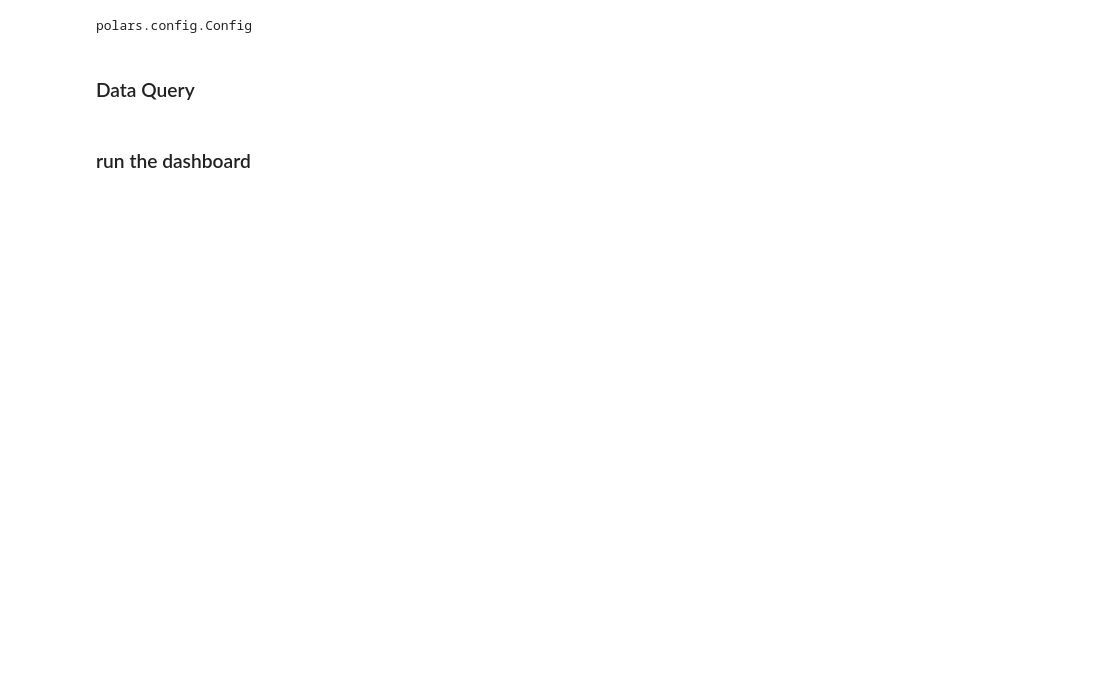
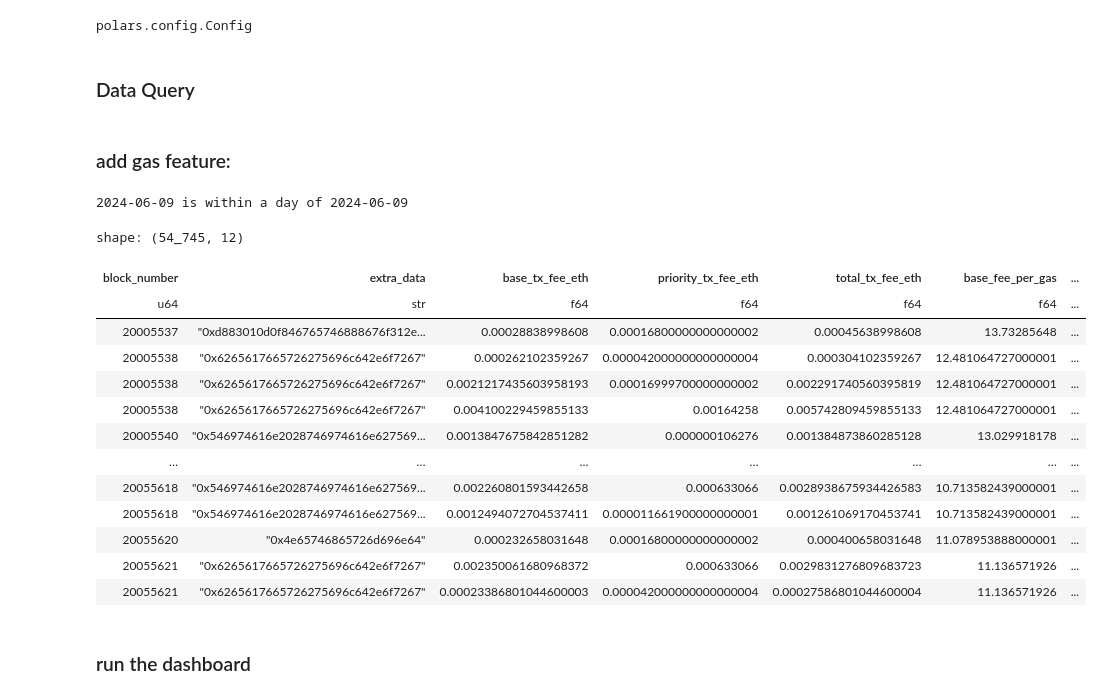
Before and after one commit to Evan-Kim2028/eip4844_blob_data, a Jupyter notebook: panel/dashboard.ipynb, the cells around one changed output. Drawn from its saved outputs; the diff is of its cells as text; code cells hidden in the pictures; blank space fills up the shorter version.

```diff
--- a/panel/dashboard.ipynb
+++ b/panel/dashboard.ipynb
@@ -336,6 +336,44 @@ def start_interactive_panel(filtered_data_dict, sequencer_names_list):
     multi_select.param.watch(update_bar_chart, "value")
 
     return entire_panel
+# %% [markdown]
+### add gas feature:
+# %%
+cached_data = get_data()
+
+# prepare dataframes
+slot_inclusion_df = create_slot_inclusion_df(
+    cached_data)
+
+slot_inclusion_joined: pl.DataFrame = slot_inclusion_df.join(
+    pl.from_dict(sequencers_l2),
+    left_on="from",
+    right_on="sequencer_addresses",
+    how="left",
+    coalesce=True
+)
+
+slot_gas_bidding_df = create_slot_gas_bidding_df(
+    cached_data)
+# %% [output]
+2024-06-09 is within a day of 2024-06-09
+# %%
+slot_gas_bidding_df
+# %% [output]
+shape: (54_745, 12)
+| block_number | extra_data | base_tx_fee_eth | priority_tx_fee_eth | total_tx_fee_eth | base_fee_per_gas | ... |
+| u64 | str | f64 | f64 | f64 | f64 | ... |
+| 20005537 | "0xd883010d0f846765746888676f312e... | 0.00028838998608 | 0.00016800000000000002 | 0.00045638998608 | 13.73285648 | ... |
+| 20005538 | "0x6265617665726275696c642e6f7267" | 0.000262102359267 | 0.000042000000000000004 | 0.000304102359267 | 12.481064727000001 | ... |
+| 20005538 | "0x6265617665726275696c642e6f7267" | 0.0021217435603958193 | 0.00016999700000000002 | 0.002291740560395819 | 12.481064727000001 | ... |
+| 20005538 | "0x6265617665726275696c642e6f7267" | 0.004100229459855133 | 0.00164258 | 0.005742809459855133 | 12.481064727000001 | ... |
+| 20005540 | "0x546974616e2028746974616e627569... | 0.0013847675842851282 | 0.000000106276 | 0.001384873860285128 | 13.029918178 | ... |
+| … | … | … | … | … | … | ... |
+| 20055618 | "0x546974616e2028746974616e627569... | 0.002260801593442658 | 0.000633066 | 0.0028938675934426583 | 10.713582439000001 | ... |
+| 20055618 | "0x546974616e2028746974616e627569... | 0.0012494072704537411 | 0.000011661900000000001 | 0.001261069170453741 | 10.713582439000001 | ... |
+| 20055620 | "0x4e65746865726d696e64" | 0.000232658031648 | 0.00016800000000000002 | 0.000400658031648 | 11.078953888000001 | ... |
+| 20055621 | "0x6265617665726275696c642e6f7267" | 0.002350061680968372 | 0.000633066 | 0.0029831276809683723 | 11.136571926 | ... |
+| 20055621 | "0x6265617665726275696c642e6f7267" | 0.00023386801044600003 | 0.000042000000000000004 | 0.00027586801044600004 | 11.136571926 | ... |
 # %% [markdown]
 ### run the dashboard
 # %%
```
Also changed, not shown: parts of 1 cell of this notebook, 1 other file.
